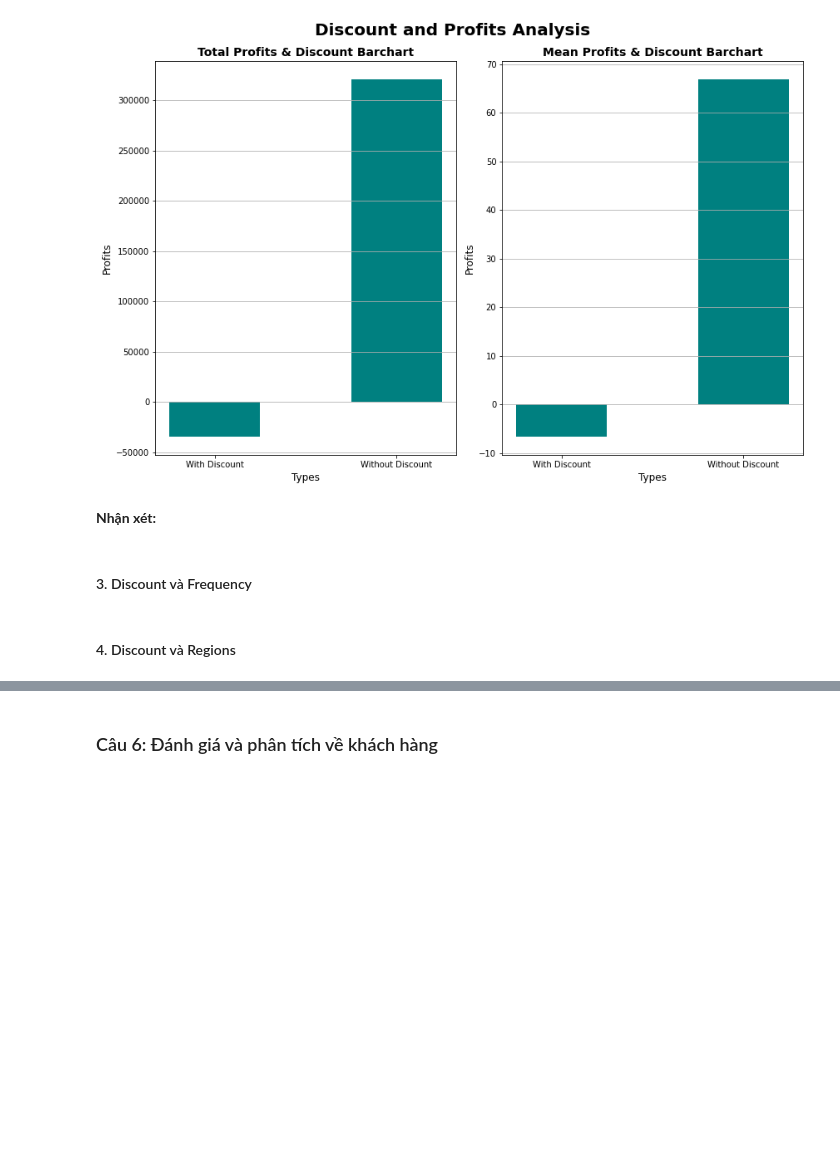
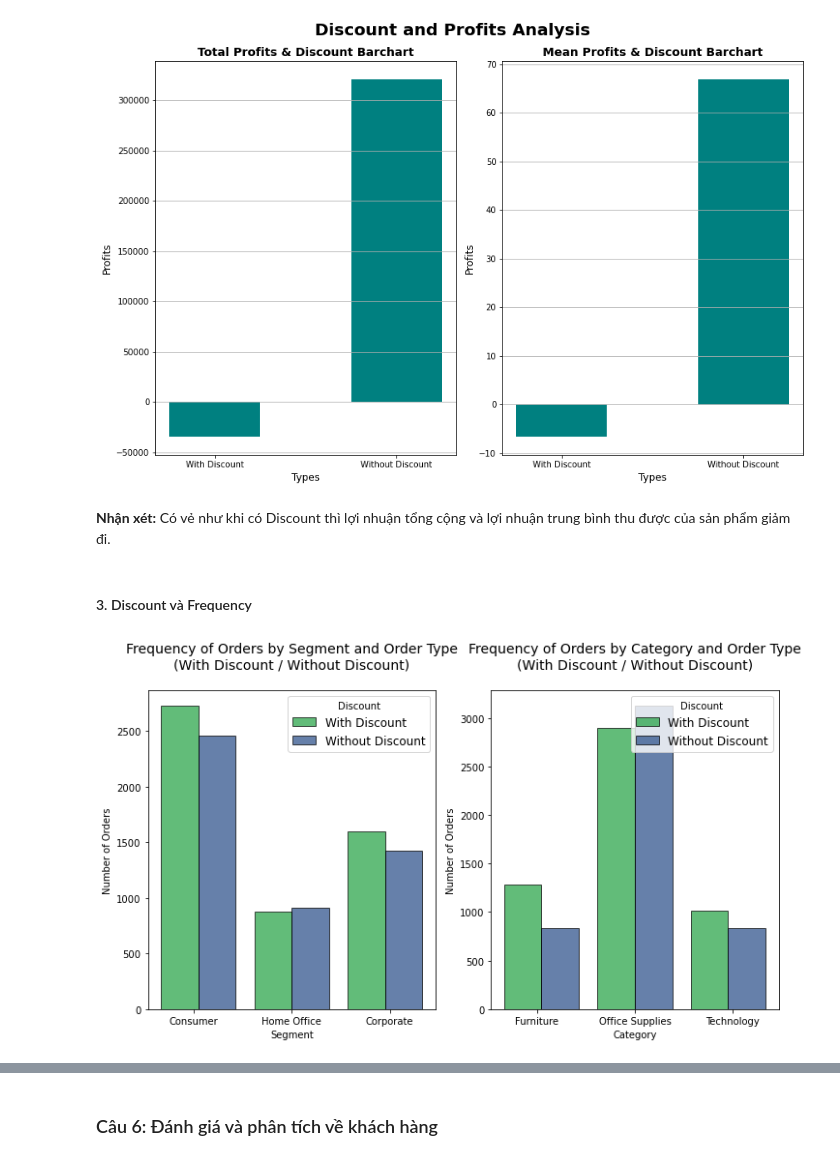
Before and after one commit to khangnl24112002/DataVisualization_Group02_Lab01, a Jupyter notebook: main.ipynb, the cells around one changed output, grey strips where cells are left out. Saved outputs shown, nothing was run; the diff lists cells and outputs as text; code cells hidden in the pictures; blank space fills up the shorter version.

Commit message:
Draw Discount and Frequency Analysis

```diff
--- a/main.ipynb
+++ b/main.ipynb
@@ -784,10 +784,6 @@ plt.show()
 #### 2. Discount và Profits
 # %%
 # Tổng hợp dữ liệu
-orders_with_discount = df.copy()
-orders_with_discount['With Discount'] = orders_with_discount['Discount'].apply(lambda x: x > 0)
-orders_with_discount.replace({False: 'Without Discount', True: 'With Discount'}, inplace = True)
-
 orders_with_discount_profit = orders_with_discount[['With Discount', 'Profit']].groupby('With Discount', as_index = False).sum()
 orders_with_discount_mean_profit = orders_with_discount[['With Discount', 'Profit']].groupby('With Discount', as_index = False).mean()
 
@@ -825,9 +821,60 @@ plt.tight_layout()
 plt.show()
 # %% [output]
 [figure]
-# %% [markdown]
-**Nhận xét:**
+# %% [markdown]
+**Nhận xét:** Có vẻ như khi có Discount thì lợi nhuận tổng cộng và lợi nhuận trung bình thu được của sản phẩm giảm đi.
 # %% [markdown]
 #### 3. Discount và Frequency
-# %% [markdown]
-#### 4. Discount và Regions
+# %%
+########## DISCOUNT AND SEGMENT FREQUENCY #############
+# Prepare data
+segment_data = orders_with_discount['Segment']
+discount_data = orders_with_discount['With Discount']
+fig, ax = plt.subplots(nrows=1, ncols=2, figsize=(10,6))
+
+# Plot histogram
+ax[0].hist([segment_data[discount_data == 'With Discount'], segment_data[discount_data == 'Without Discount']],
+        bins = 3,
+        color=['#1FA040','#254B87'],
+        label=['With Discount', 'Without Discount'],
+        alpha = 0.7,
+        edgecolor = 'black')
+
+# Set Title and x/y ax[0]is labels
+ax[0].set_title("Frequency of Orders by Segment and Order Type\n(With Discount / Without Discount)", fontsize=14, y=1.05)
+ax[0].set_xlabel("Segment")
+ax[0].set_ylabel("Number of Orders")
+
+# Set legend
+ax[0].legend(title="Discount", fontsize=12)
+
+ax[0].set_xticks([0.3,1, 1.7])
+
+########## DISCOUNT AND CATEGORY FREQUENCY #############
+# Plot histogram
+category_data = orders_with_discount['Category']
+discount_data = orders_with_discount['With Discount']
+ax[1].hist([category_data[discount_data == 'With Discount'], category_data[discount_data == 'Without Discount']],
+        bins = 3,
+        color=['#1FA040','#254B87'],
+        label=['With Discount', 'Without Discount'],
+        alpha = 0.7,
+        edgecolor = 'black')
+
+# Set Title and x/y ax[1]is labels
+ax[1].set_title("Frequency of Orders by Category and Order Type\n(With Discount / Without Discount)", fontsize=14, y=1.05)
+ax[1].set_xlabel("Category")
+ax[1].set_ylabel("Number of Orders")
+
+# Set legend
+ax[1].legend(title="Discount", fontsize=12)
+
+ax[1].set_xticks([0.3,1, 1.7])
+
+
+# Adjust layout
+fig.tight_layout()
+
+plt.show()
+# %% [output]
+[figure, added]
```
Also changed, not shown: parts of 1 cell of this notebook.
